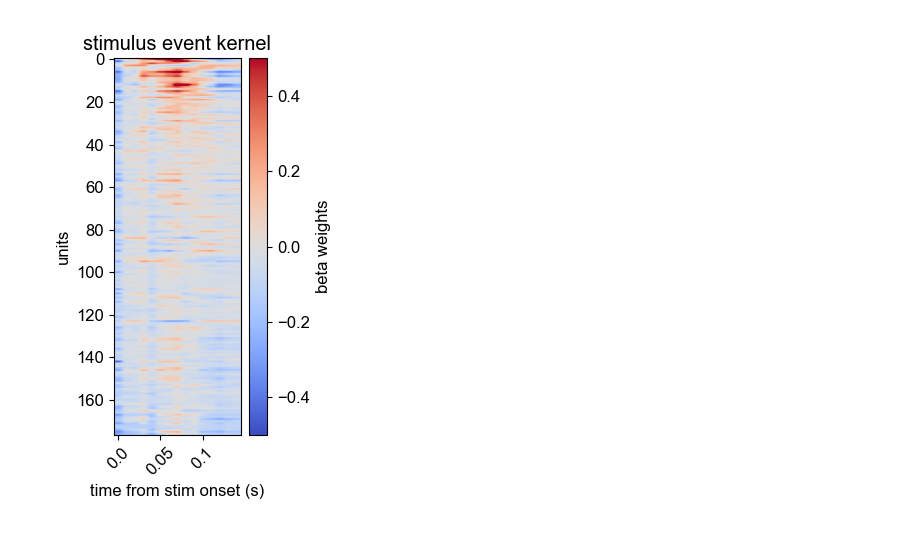
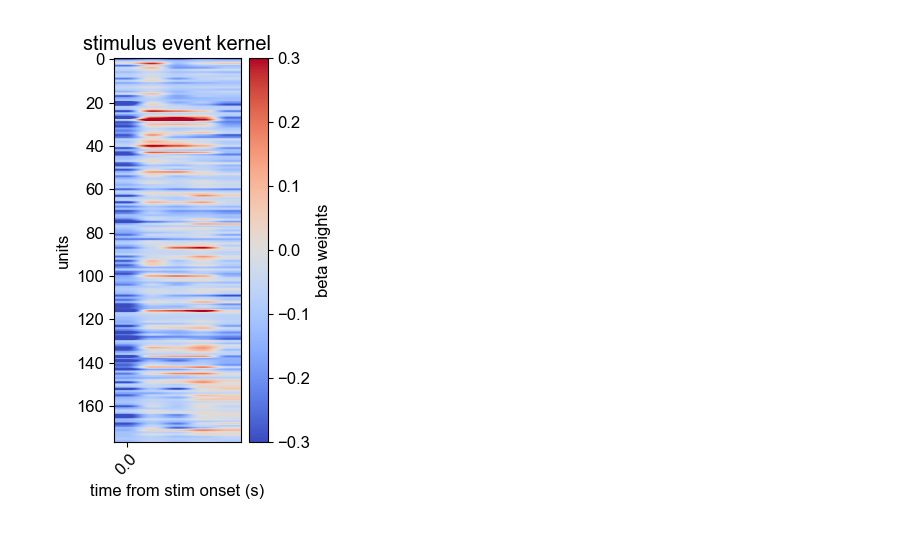
Before and after one commit to rojasgabriel/ephys, a Jupyter notebook: notebooks/encoding_analysis.ipynb, the cells around one changed output. Drawn from its saved outputs; the diff is of its cells as text; code cells hidden in the pictures.

```diff
--- a/notebooks/encoding_analysis.ipynb
+++ b/notebooks/encoding_analysis.ipynb
@@ -336,0 +178,33 @@ plt.tight_layout()
+# %%
+pop_peth, timebin_edges, _ = population_peth(
+        all_spike_times=spike_times_per_unit,
+        alignment_times=all_stims,
+        pre_seconds=0.025,
+        post_seconds=post_seconds,
+        binwidth_ms=bin_size*1000,
+        pad=0,
+        kernel=None,
+    )
+
+mean_psth = pop_peth.mean(axis=1)
+
+
+# Normalize the PSTH for each unit
+normalized_mean_psth = (mean_psth - mean_psth.mean(axis=1, keepdims=True)) / mean_psth.std(axis=1, keepdims=True)
+peak_indices = np.argmax(normalized_mean_psth, axis=1)
+peak_sort_indices = np.argsort(peak_indices) #row_sort_indices is for cumsum of model weights, peak_sort_indices is for earlier responses
+sorted_psth = normalized_mean_psth[peak_sort_indices]
+
+save_dir = '/Users/gabriel/Desktop/encoding_model/'
+if not os.path.exists(save_dir):
+    os.makedirs(save_dir)
+
+plt.figure(figsize=(3,5))
+plt.imshow(sorted_psth, aspect='auto', cmap='coolwarm') # for sorting my model cumsum use `normalized_mean_psth[row_sort_indices]`
+plt.colorbar(label = 'z-score')
+plt.xticks(np.arange(0, n_timepoints, 5), (np.arange(0, n_timepoints, 5))*bin_size, rotation=45)
+plt.xlabel('time from stim onset (s)')
+plt.ylabel('units')
+plt.title('stimulus event psth')
+plt.tight_layout()
+# plt.savefig(pjoin(save_dir, "peak_sort_stimulus_event_psth.png"), format='png', dpi=300, bbox_inches='tight')
@@ -337,20 +213,17 @@ plt.tight_layout()
 # %%
 weights = models[best_model].coef_
 
-row_cumsum = np.cumsum(weights[:,:15], axis=1)
+row_cumsum = np.cumsum(weights[:,:n_timepoints], axis=1)
 row_sort_indices = np.argsort(row_cumsum[:, -1])[::-1]
-sorted_model_weights = weights[row_sort_indices]
 
 plt.figure(figsize=(3, 5))
-plt.imshow(sorted_model_weights[:,:15], aspect='auto', cmap='coolwarm', vmin = -0.5, vmax = 0.5)
-# plt.imshow(weights[:,:15], aspect='auto', cmap='coolwarm')
+plt.imshow(weights[peak_sort_indices], aspect='auto', cmap='coolwarm', vmin=-0.3, vmax=0.3)
 plt.colorbar(label = 'beta weights')
 plt.xticks(np.arange(0, n_timepoints, 5), (np.arange(0, n_timepoints, 5))*bin_size, rotation=45)
 plt.xlabel('time from stim onset (s)')
 plt.ylabel('units')
 plt.title('stimulus event kernel')
 plt.tight_layout()
-plt.savefig(pjoin(save_dir, "stimulus_event_kernel_weights.png"), format='png', dpi=300, bbox_inches='tight')
-plt.show()
+# plt.savefig(pjoin(save_dir, "stimulus_event_kernel_weights.png"), format='png', dpi=300, bbox_inches='tight')
 # %% [output]
-[figure, old version]
+[figure, new version]
```
Also changed, not shown: parts of 22 cells of this notebook.
